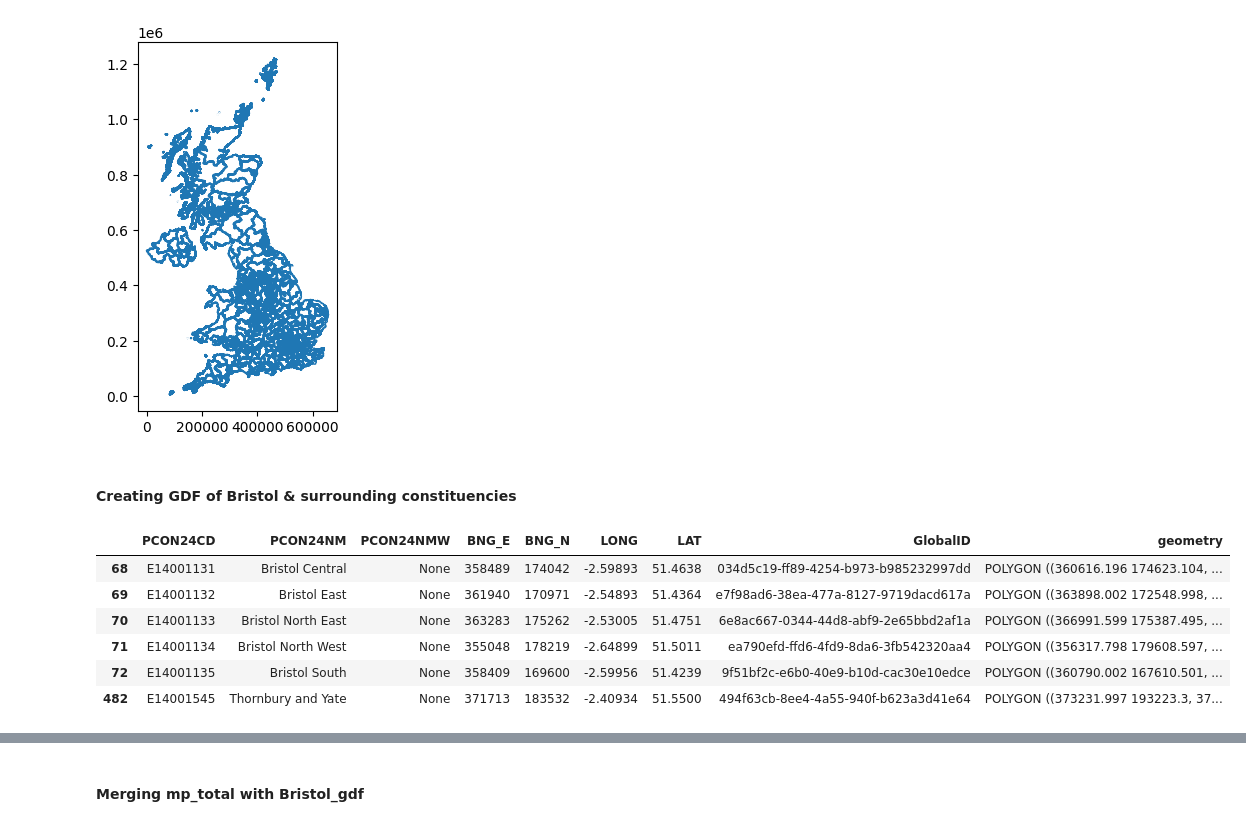
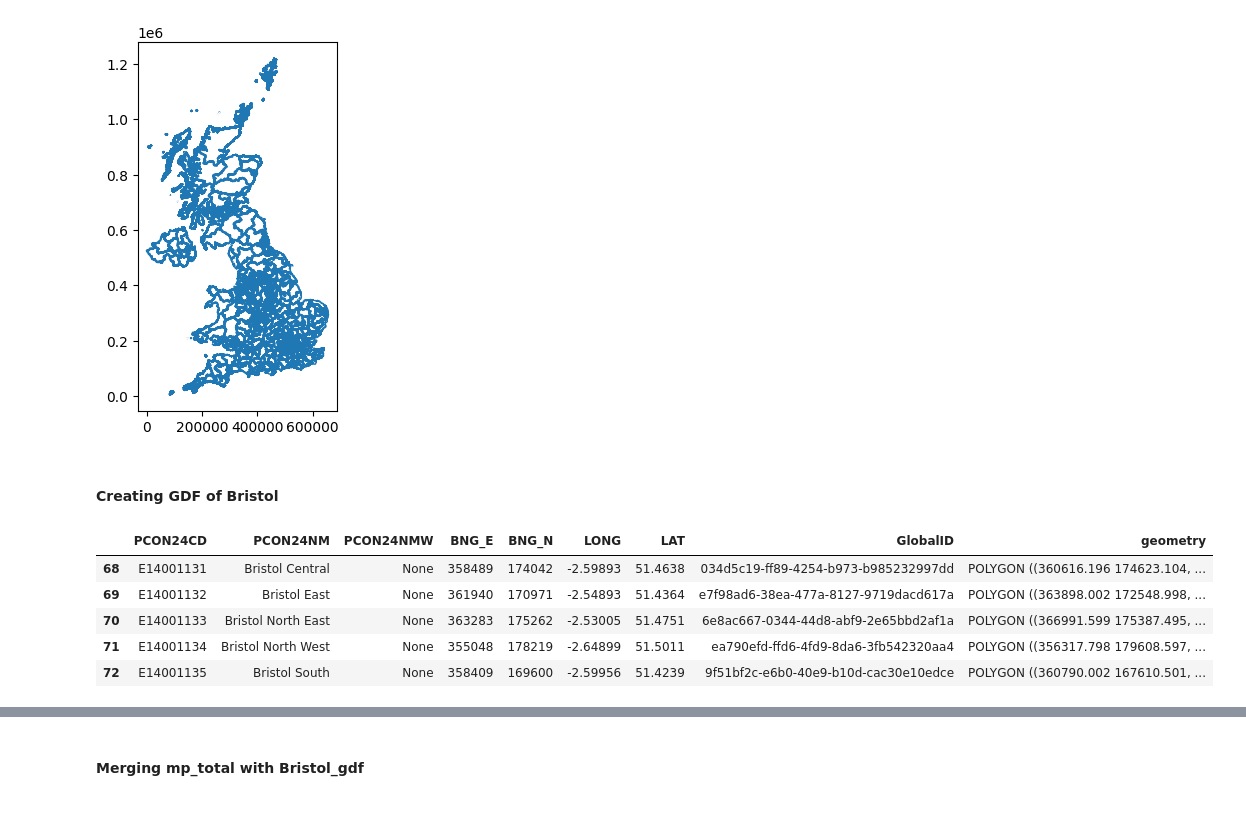
Before and after one commit to f-lane/census_proj, a Jupyter notebook: Final.ipynb, the cells around one changed output, grey strips where cells are left out. Cells and saved outputs as stored; diff of their text form; code cells hidden in the pictures.

```diff
--- a/Final.ipynb
+++ b/Final.ipynb
@@ -118,7 +112,7 @@ os.path.exists(shp_path)
 # %% [output]
 True
 # %%
-gdf = geopandas.read_file("C:\Github_Projs\CFG-Assignments\Westminster_Parliamentary_Constituencies_July_2024_Boundaries_UK_BFE_-4312032117138067492.zip")
+gdf = geopandas.read_file("Westminster_Parliamentary_Constituencies_July_2024_Boundaries_UK_BFE_-4312032117138067492.zip")
 gdf.head(3)
 # %% [output]
 |  | PCON24CD | PCON24NM | PCON24NMW | BNG_E | BNG_N | LONG | LAT | GlobalID | geometry |
@@ -133,15 +127,14 @@ gdf.boundary.plot()
 <Axes: >
 [figure]
 # %% [markdown]
-#### Creating GDF of Bristol & surrounding constituencies
+#### Creating GDF of Bristol
 # %%
-Briz = gdf[gdf["PCON24NM"].str.contains("|".join(["Bristol", "Kingswood", "Yate"]))]
-display(Briz)
+Bristol_gdf = gdf[gdf["PCON24NM"].str.contains("|".join(["Bristol"]))]
+display(Bristol_gdf)
 # %% [output]
 |  | PCON24CD | PCON24NM | PCON24NMW | BNG_E | BNG_N | LONG | LAT | GlobalID | geometry |
 | 68 | E14001131 | Bristol Central | None | 358489 | 174042 | -2.59893 | 51.4638 | 034d5c19-ff89-4254-b973-b985232997dd | POLYGON ((360616.196 174623.104, ... |
 | 69 | E14001132 | Bristol East | None | 361940 | 170971 | -2.54893 | 51.4364 | e7f98ad6-38ea-477a-8127-9719dacd617a | POLYGON ((363898.002 172548.998, ... |
 | 70 | E14001133 | Bristol North East | None | 363283 | 175262 | -2.53005 | 51.4751 | 6e8ac667-0344-44d8-abf9-2e65bbd2af1a | POLYGON ((366991.599 175387.495, ... |
 | 71 | E14001134 | Bristol North West | None | 355048 | 178219 | -2.64899 | 51.5011 | ea790efd-ffd6-4fd9-8da6-3fb542320aa4 | POLYGON ((356317.798 179608.597, ... |
 | 72 | E14001135 | Bristol South | None | 358409 | 169600 | -2.59956 | 51.4239 | 9f51bf2c-e6b0-40e9-b10d-cac30e10edce | POLYGON ((360790.002 167610.501, ... |
-| 482 | E14001545 | Thornbury and Yate | None | 371713 | 183532 | -2.40934 | 51.5500 | 494f63cb-8ee4-4a55-940f-b623a3d41e64 | POLYGON ((373231.997 193223.3, 37... |
```
Also changed, not shown: parts of 17 cells of this notebook.
